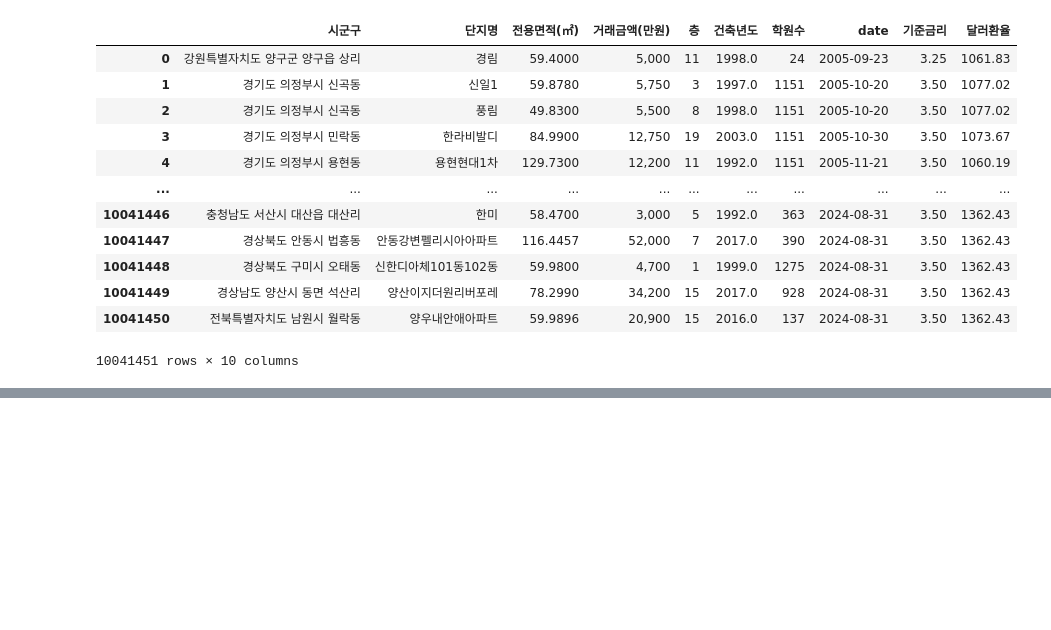
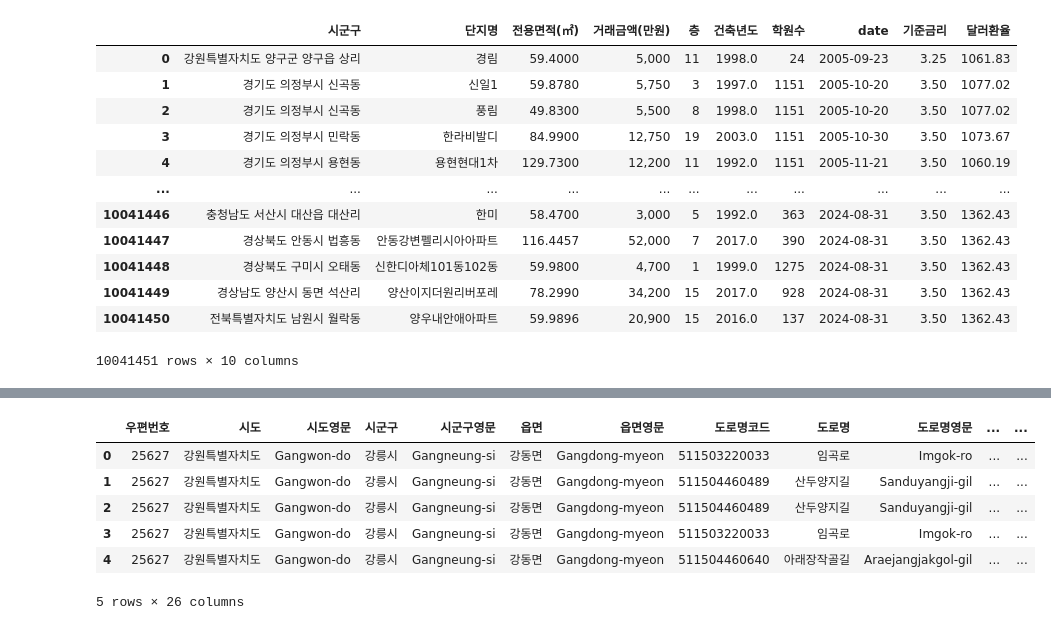
Before and after one commit to namolee/fintech_service, a Jupyter notebook: 대용량_파일처리.ipynb, the cells around one changed output, grey strips where cells are left out. Saved outputs shown, nothing was run; the diff lists cells and outputs as text; code cells hidden in the pictures; blank space fills up the shorter version.

```diff
--- a/대용량_파일처리.ipynb
+++ b/대용량_파일처리.ipynb
@@ -894,0 +917,14 @@ test.to_csv('completion.csv', index=False)
+# %%
+address_df = pd.DataFrame()
+for area in address_path:
+    temp = pd.read_csv(area, sep="|")
+    address_df = pd.concat([address_df, temp])
+address_df.head()
+# %% [output]
+|  | 우편번호 | 시도 | 시도영문 | 시군구 | 시군구영문 | 읍면 | 읍면영문 | 도로명코드 | 도로명 | 도로명영문 | ... | ... |
+| 0 | 25627 | 강원특별자치도 | Gangwon-do | 강릉시 | Gangneung-si | 강동면 | Gangdong-myeon | 511503220033 | 임곡로 | Imgok-ro | ... | ... |
+| 1 | 25627 | 강원특별자치도 | Gangwon-do | 강릉시 | Gangneung-si | 강동면 | Gangdong-myeon | 511504460489 | 산두양지길 | Sanduyangji-gil | ... | ... |
+| 2 | 25627 | 강원특별자치도 | Gangwon-do | 강릉시 | Gangneung-si | 강동면 | Gangdong-myeon | 511504460489 | 산두양지길 | Sanduyangji-gil | ... | ... |
+| 3 | 25627 | 강원특별자치도 | Gangwon-do | 강릉시 | Gangneung-si | 강동면 | Gangdong-myeon | 511503220033 | 임곡로 | Imgok-ro | ... | ... |
+| 4 | 25627 | 강원특별자치도 | Gangwon-do | 강릉시 | Gangneung-si | 강동면 | Gangdong-myeon | 511504460640 | 아래장작골길 | Araejangjakgol-gil | ... | ... |
+5 rows × 26 columns
```
Also changed, not shown: parts of 25 cells of this notebook, 2 other files.
